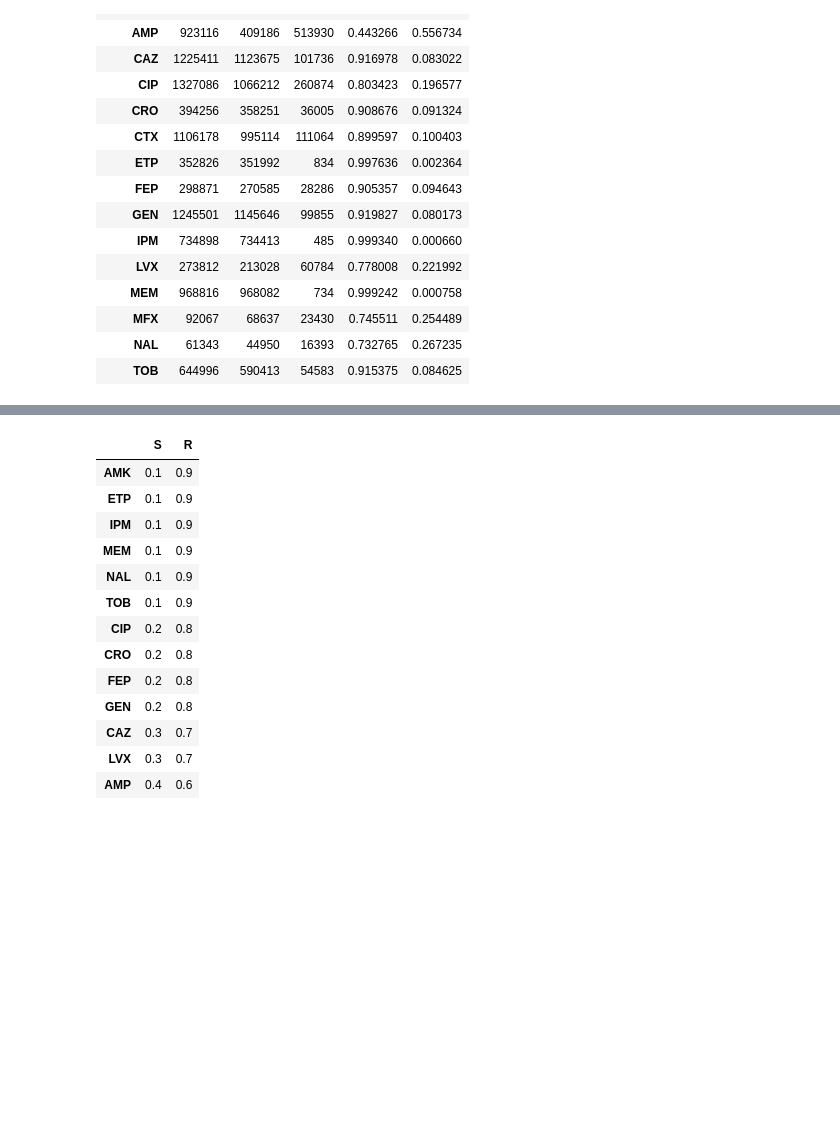
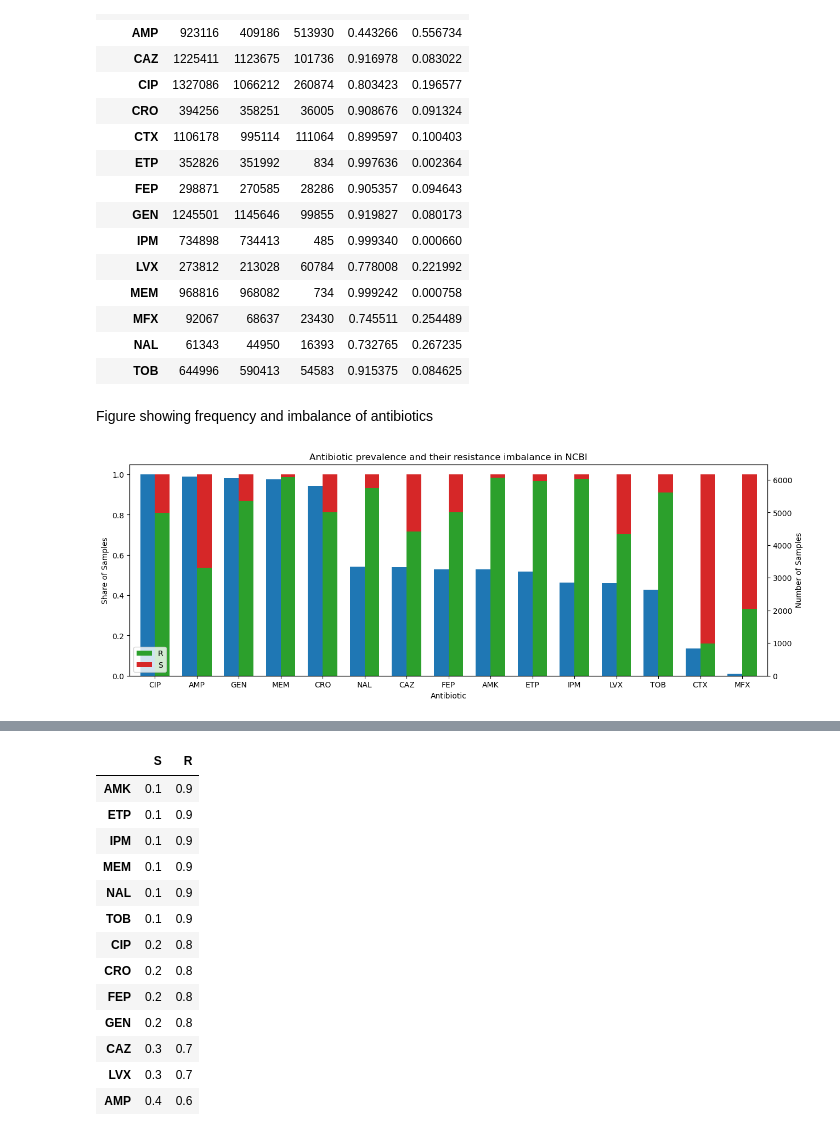
Before and after one commit to jespeols/ARFusion, a Jupyter notebook: data_vis.ipynb, the cells around one changed output, grey strips where cells are left out. Drawn from its saved outputs; the diff is of its cells as text; code cells hidden in the pictures; blank space fills up the shorter version.

Commit message:
figures showing ab prevalence and imbalance in TESSy and NCBI

```diff
--- a/data_vis.ipynb
+++ b/data_vis.ipynb
@@ -89,3 +89,30 @@ pivot_TESSy
 | MFX | 92067 | 68637 | 23430 | 0.745511 | 0.254489 |
 | NAL | 61343 | 44950 | 16393 | 0.732765 | 0.267235 |
 | TOB | 644996 | 590413 | 54583 | 0.915375 | 0.084625 |
+# %% [markdown]
+Figure showing frequency and imbalance of antibiotics
+# %%
+fig, ax = plt.subplots(figsize=(15, 5))
+ax2 = ax.twinx()
+
+pivot_NCBI.sort_values('Total', ascending=False, inplace=True)
+
+bar_width = 0.35
+pivot_NCBI[['S_share', 'R_share']].plot(
+    kind='bar', rot=0, width=bar_width, stacked=True, color=['tab:green', 'tab:red'], ax=ax, position=0, legend=False
+)
+pivot_NCBI['Total'].plot(kind='bar', width=bar_width, color='tab:blue', ax=ax2, position=1, label='Total', legend=False)
+
+ax.set_ylabel('Share of Samples')
+ax2.set_ylabel('Number of Samples')
+ax.set_title('Antibiotic prevalence and their resistance imbalance in NCBI')
+ax.set_ylim(0, 1.05)
+ax.set_xlim(-0.6, len(pivot_NCBI)-0.4)
+tot = Rectangle((0,0),1,1,fc="tab:blue", edgecolor='none', linewidth=0)
+s = Rectangle((0,0),1,1,fc="tab:green", edgecolor='none', linewidth=0)
+r = Rectangle((0,0),1,1,fc="tab:red", edgecolor='none', linewidth=0)
+plt.legend([s, r], ['R', 'S'], loc='lower left')
+plt.savefig(os.path.join('results', 'figures', 'NCBI_antibiotics.png'), bbox_inches='tight', dpi=300)
+plt.show()
+# %% [output]
+[figure, added]
```
Also changed, not shown: parts of 1 cell of this notebook.
